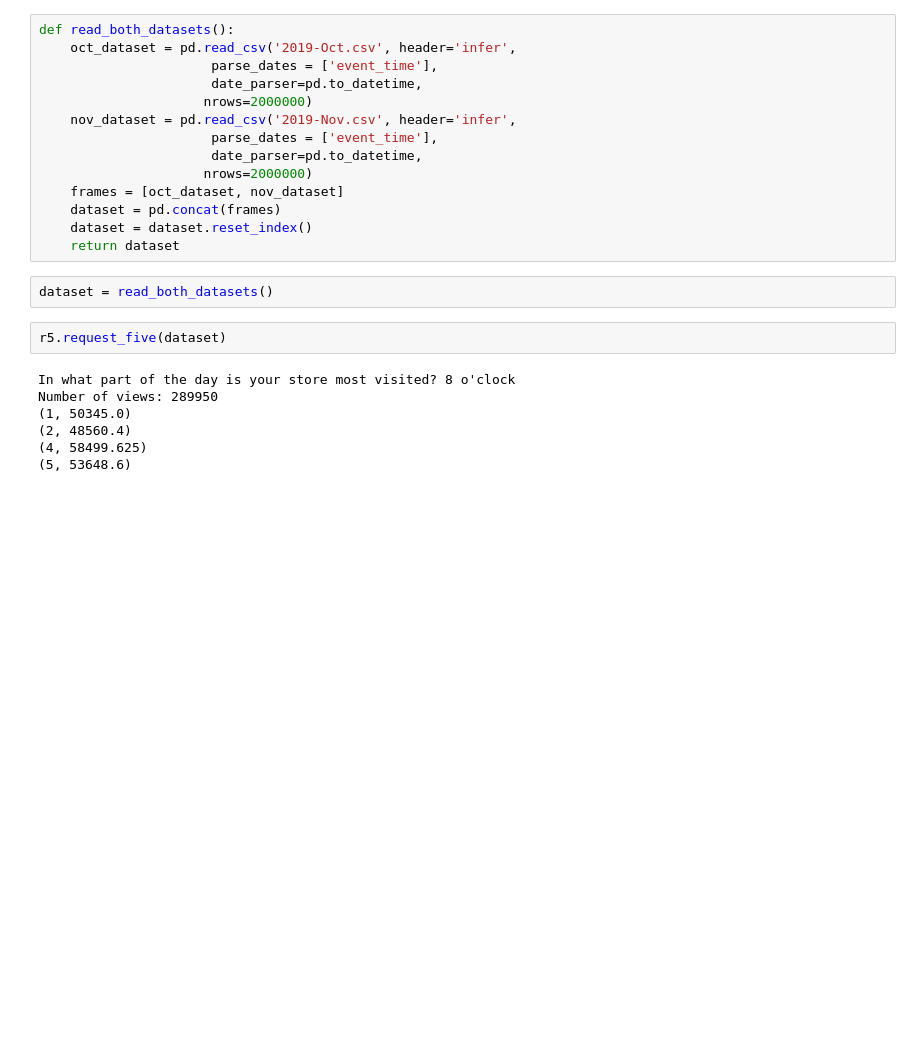
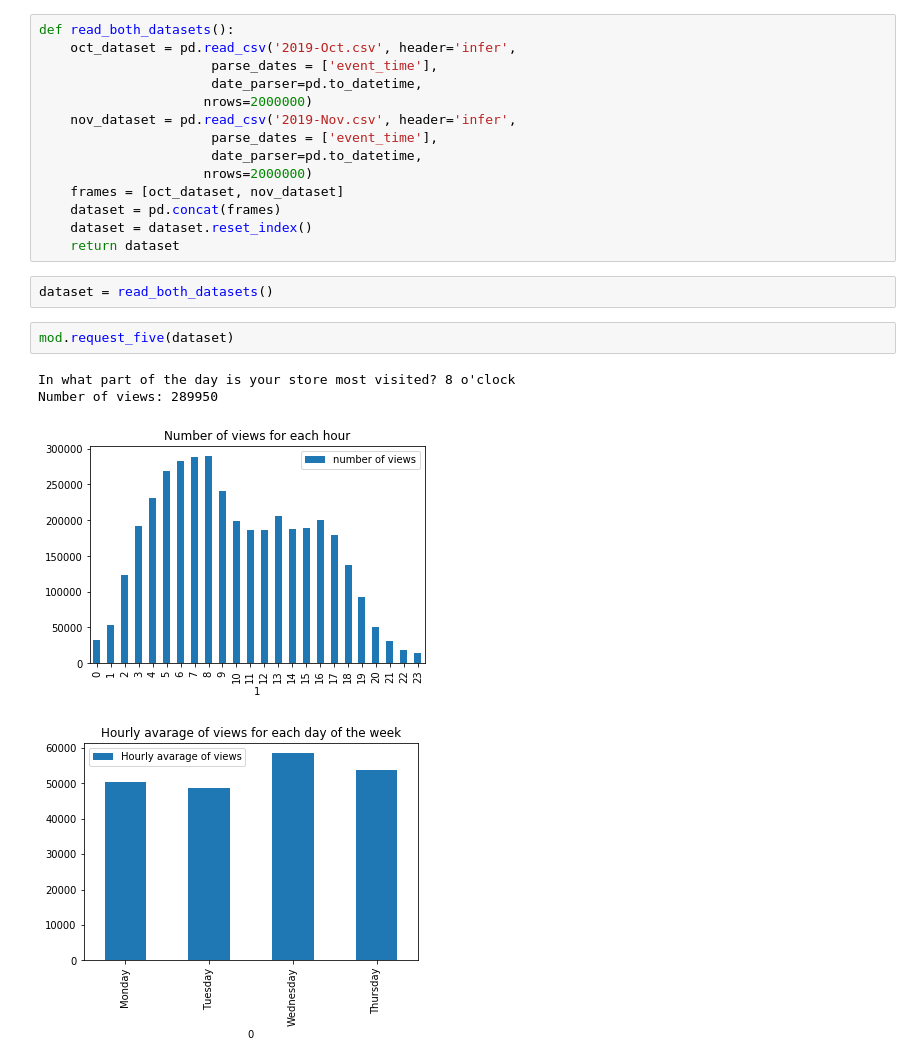
Before and after one commit to SimoneFiorellino/ADM-HW2, a Jupyter notebook: Testing.ipynb, the cells around one changed output. Drawn from its saved outputs; the diff is of its cells as text; blank space fills up the shorter version.

```diff
--- a/Testing.ipynb
+++ b/Testing.ipynb
@@ -22,12 +20,10 @@ def read_both_datasets():
 # %%
 dataset = read_both_datasets()
 # %%
-r5.request_five(dataset)
+mod.request_five(dataset)
 # %% [output]
 In what part of the day is your store most visited? 8 o'clock
 Number of views: 289950
-(1, 50345.0)
-(2, 48560.4)
-(4, 58499.625)
-(5, 53648.6)
+[figure, added]
+[figure, added]
 # %%
```
Also changed, not shown: parts of 3 cells of this notebook, 4 other files.
